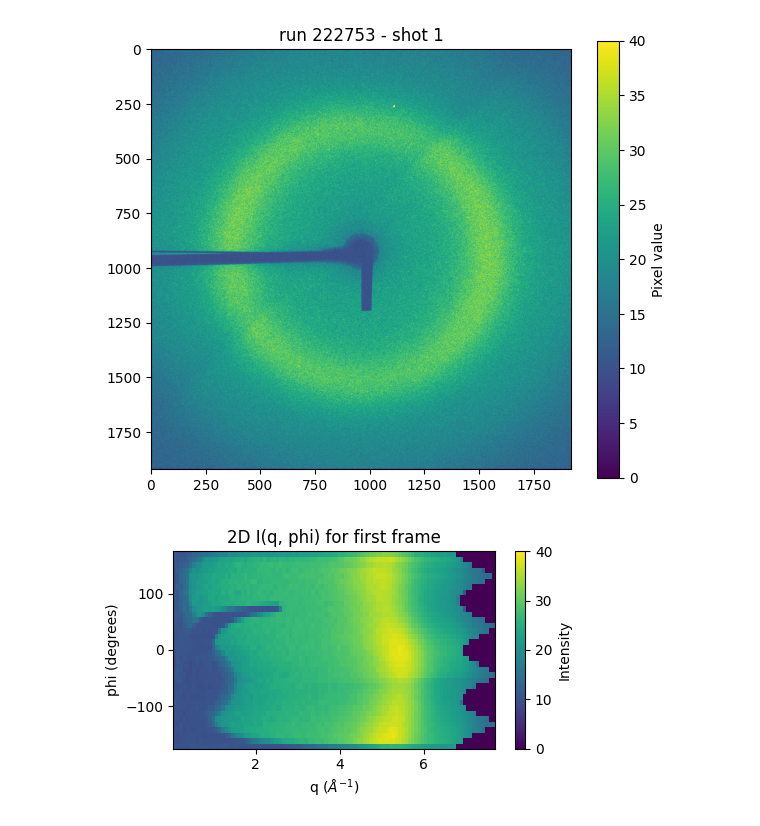
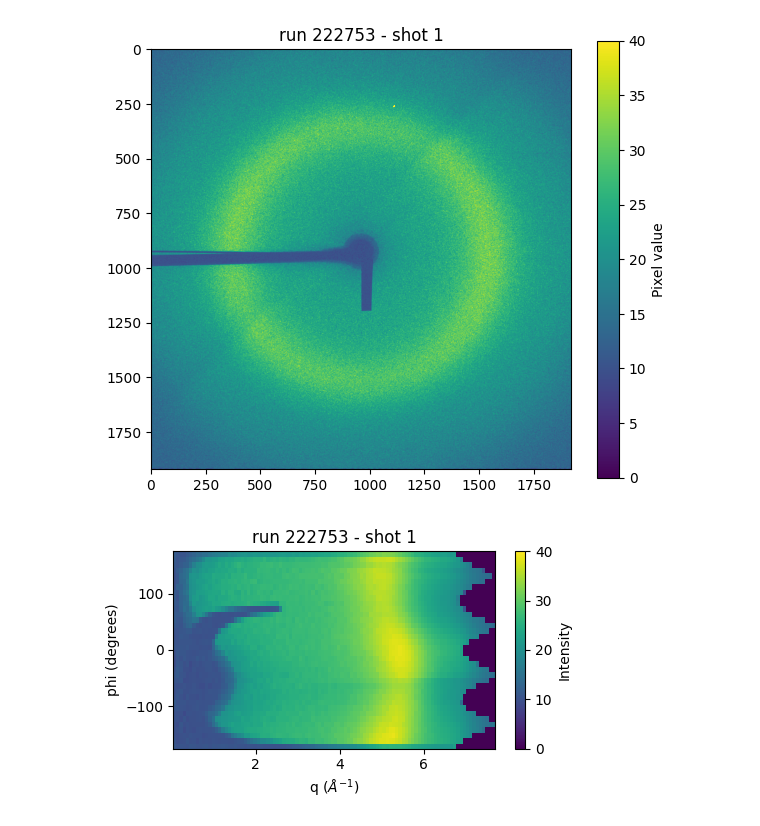
Before and after one commit to fperakis/SACLA_2025A8039, a Jupyter notebook: Analysis/01_analyse_run.ipynb, the cells around one changed output. Drawn from its saved outputs; the diff is of its cells as text; code cells hidden in the pictures.

```diff
--- a/Analysis/01_Iq_plot.ipynb
+++ b/Analysis/01_analyse_run.ipynb
@@ -21,10 +21,13 @@ with h5py.File(file_path, "r") as f:
     q = f["q"][:]
     phi = f["phi"][:]
     image_ids = f["image_id"][:]
-    result_log = f.attrs.get("result_log", "No log info available")
+    print("=== Run Metadata ===")
+    for key in ["run", "shots", "images", "start_tag", "stop_tag"]:
+        if key in f:
+            print(f"{key}: {f[key][()]}")  # f[key][()] loads the scalar value
+        else:
+            print(f"{key}: Not found")
 
-print("Data loaded:")
 print(f"I shape: {I.shape}")
 print(f"q shape: {q.shape}, phi shape: {phi.shape}")
-print(f"Result log: {result_log}")
 # %% [output]
@@ -47,18 +54,18 @@ plt.show()
 # %% [output]
 [figure]
 # %%
-# == Plot I(q,phi) (e.g., the first one)
+# == Plot I(q,phi)
 shot=1
 plt.figure(figsize=(5, 3))
 plt.imshow(I[shot], extent=(q[0], q[-1], phi[0], phi[-1]), aspect="auto", origin="lower", vmax=40)
 plt.colorbar(label="Intensity")
 plt.xlabel("q ($\AA^{-1}$)")
 plt.ylabel("phi (degrees)")
-plt.title("2D I(q, phi) for first frame")
+plt.title(r"run %i - shot %i"%(int(run_number), shot))
 plt.tight_layout()
 plt.show()
 # %% [output]
-[figure, old version]
+[figure, new version]
 # %%
 # Mean I(q) over all shots and phi
 I_mean_q = np.mean(I, axis=(0, 1))
```
Also changed, not shown: parts of 5 cells of this notebook, 5 other files.
